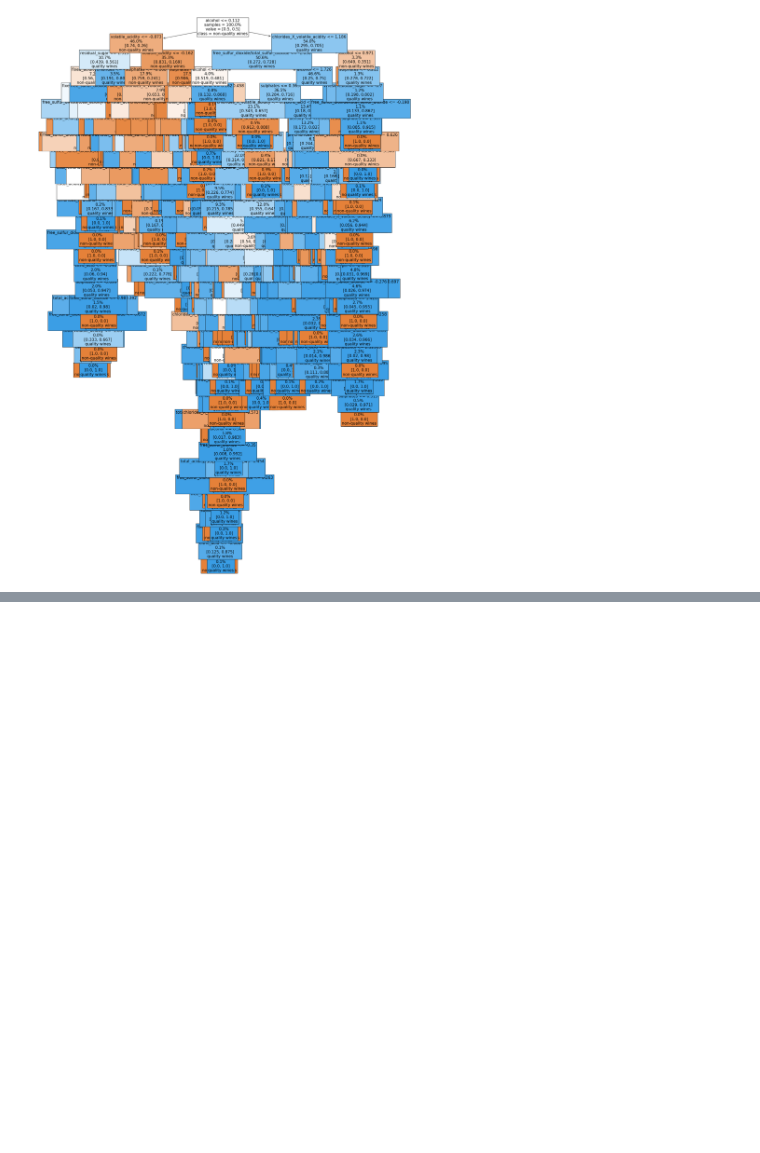
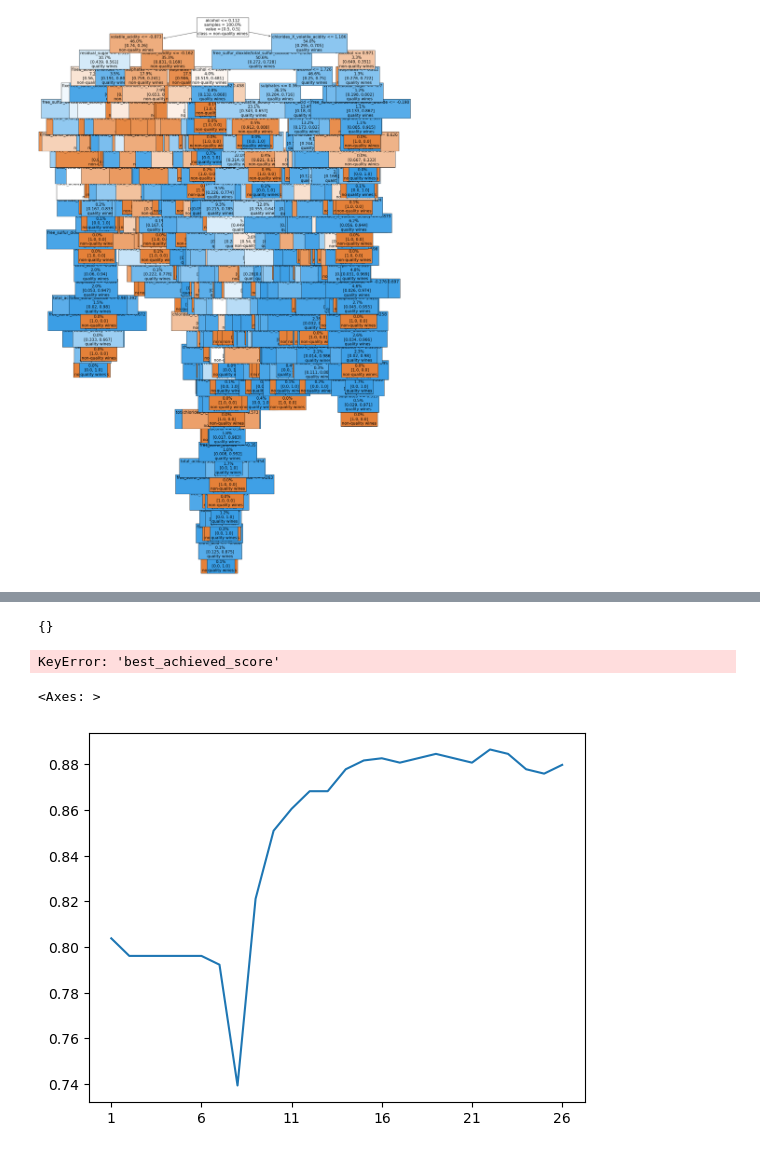
Before and after one commit to dormeir999/Cracking_Your_First_Data_Science_Project_course, a Jupyter notebook: Pipeline.ipynb, the cells around one changed output, grey strips where cells are left out. Saved outputs shown, nothing was run; the diff lists cells and outputs as text; code cells hidden in the pictures; blank space fills up the shorter version.

```diff
--- a/Pipeline.ipynb
+++ b/Pipeline.ipynb
@@ -1816,0 +2737,17 @@ model_metrics
+# %%
+best_model_per_num_features
+# %% [output]
+{}
+# %%
+best_model_per_num_features['best_achieved_score'] = best_model_per_num_features['best_achieved_score'].astype(float)
+best_n_features = best_model_per_num_features['best_achieved_score'].idxmax()
+best_overall_score = best_n_features[best_model_per_num_features.index==best_model_per_num_features]['best_achieved_score']
+best_set_of_features = best_n_features[best_model_per_num_features.index==best_model_per_num_features]['best_set_of_features']
+best_model_per_num_features.best_achieved_score.plot(title=f'Best acheived score is {best_overall_score} for {best_n_features} features: {best_set_of_features}')
+# %% [output]
+KeyError: 'best_achieved_score'
+# %%
+best_model_per_num_features.best_achieved_score.plot()
+# %% [output]
+<Axes: >
+[figure, added]
```
Also changed, not shown: parts of 11 cells of this notebook.
